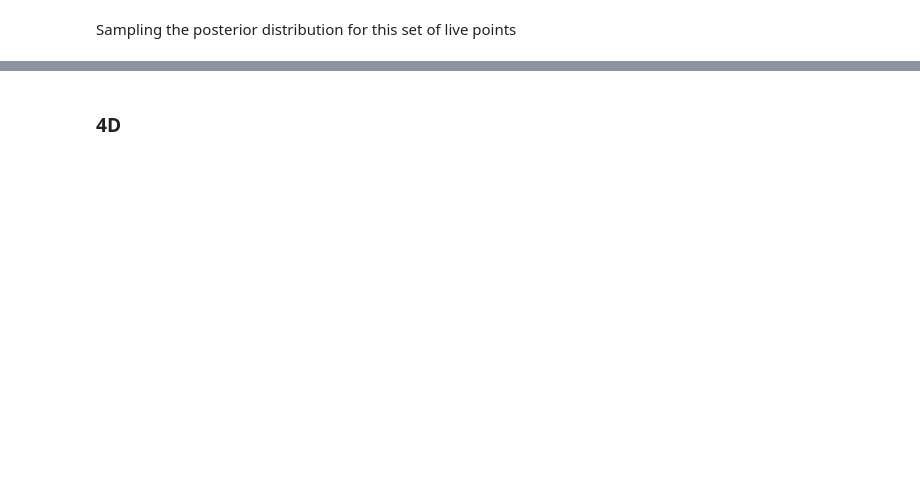
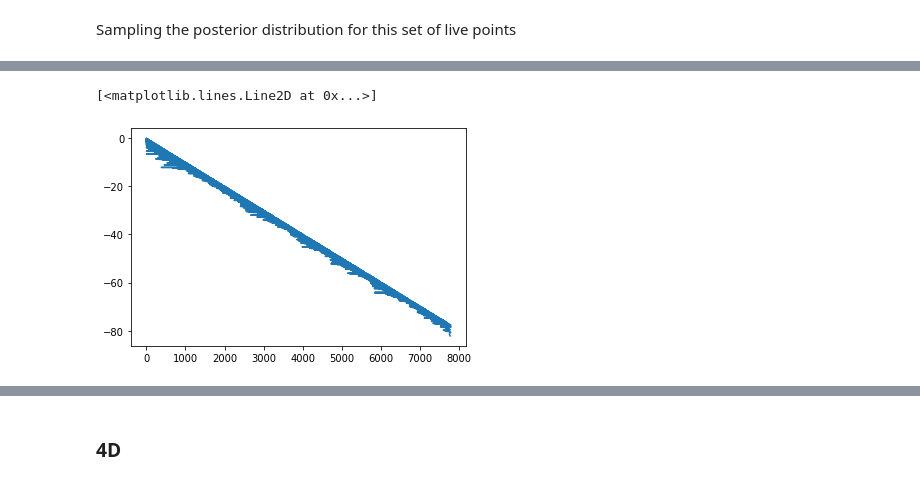
Before and after one commit to igomezv/nestedSampling, a Jupyter notebook: N-sphere.ipynb, the cells around one changed output, grey strips where cells are left out. Saved outputs shown, nothing was run; the diff lists cells and outputs as text; code cells hidden in the pictures; blank space fills up the shorter version.

```diff
--- a/N-sphere.ipynb
+++ b/N-sphere.ipynb
@@ -169,3 +184,13 @@ array([ 0.34306992,  0.6440855 ,  0.33803364, -1.29361968])
+# %%
+N = len(likes3d)
+sigmaLike = 0.5
+logL_bounds = (-2*3, 0)
+alpha_bounds = (0, 1)
+d_bounds = (1, 10)
+logxMax_bounds = (-1e2, 0)
+bounds = [logL_bounds, logxMax_bounds, alpha_bounds, d_bounds]
+bounds
+bounds_noDim = [logL_bounds, logxMax_bounds, alpha_bounds]
 # %% [markdown]
 Trying to minimize given -loglike and proposal function:
 # %%
@@ -193,10 +216,11 @@ bounds
 # %%
-def priorTransform2(theta):
+bounds = bounds_noDim
+def priorTransform(theta):
     points = []
     for c, bound in enumerate(bounds):
         points.append(theta[c]*(bound[1]-bound[0])+bound[0])
     return points
 
-def logLikelihood2(theta):
-    return logLike(theta, likes3d)
+def logLikelihood3d(theta):
+    return logLike_noDim(theta, likes3d, N)
 # %%
@@ -217,3 +245,8 @@ logz: 1047.759 +/-  0.419
+# %%
+plt.plot(sampler.results['samples_it'], sampler.results['logvol'])
+# %% [output]
+[<matplotlib.lines.Line2D at 0x...>]
+[figure, added]
 # %%
 results = sampler.results
 saveDynestyChain(results, "outputs/dynestySamples3DBall")
```
Also changed, not shown: parts of 33 cells of this notebook.
